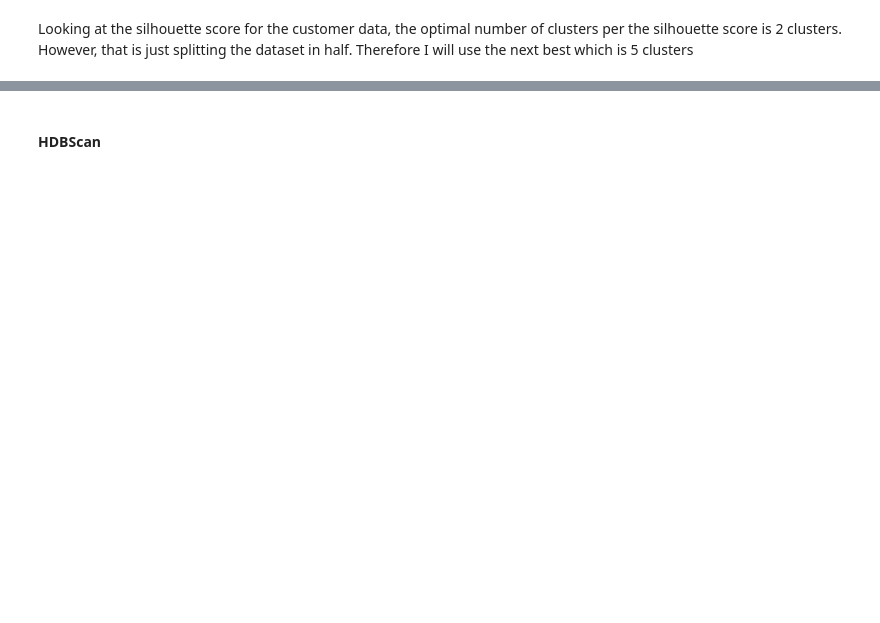
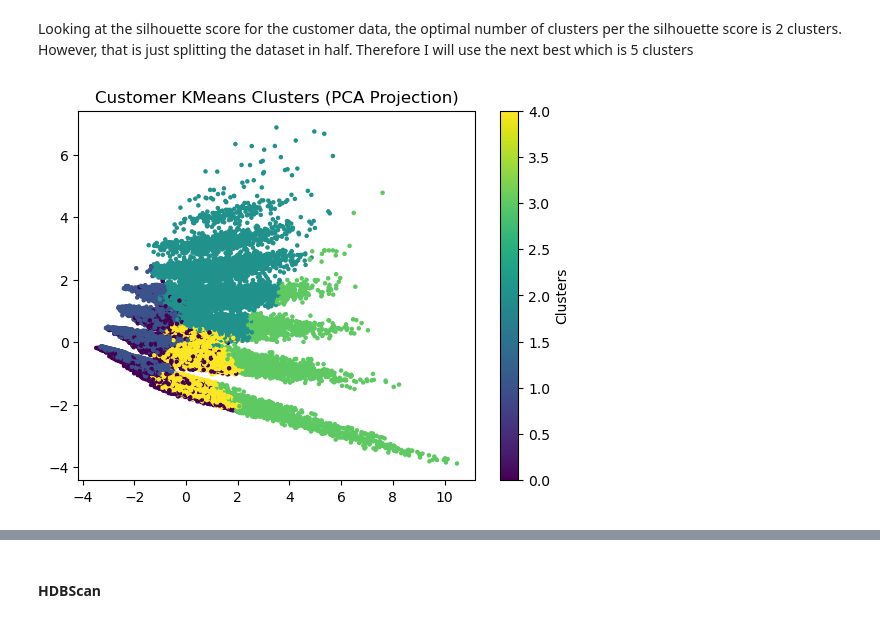
Before and after one commit to Initial-T53/Amazon-Sales-Data, a Jupyter notebook: Notebooks/DataModeling.ipynb, the cells around one changed output, grey strips where cells are left out. Cells and saved outputs as stored; diff of their text form; code cells hidden in the pictures; blank space fills up the shorter version.

```diff
--- a/Notebooks/DataModeling.ipynb
+++ b/Notebooks/DataModeling.ipynb
@@ -85,12 +106,15 @@ c_kmeans_labels=c_kmeans.fit_predict(ds_cust)
 # %%
 # Visualizing the clusters with PCA
 
 c_PCA=PCA(n_components=2)
 c_cust_PCA=c_PCA.fit_transform(ds_cust)
 
 plt.scatter(c_cust_PCA[:,0], c_cust_PCA[:,1], c=c_kmeans_labels,cmap='viridis', s=5)
+plt.colorbar(label='Clusters')
 plt.title ("Customer KMeans Clusters (PCA Projection)")
 plt.show()
+# %% [output]
+[figure, added]
 # %%
 # Creating a copy of the dataframe
 ds_kmeans=ds_cust.copy()
```
Also changed, not shown: parts of 30 cells of this notebook, 1 other file.
